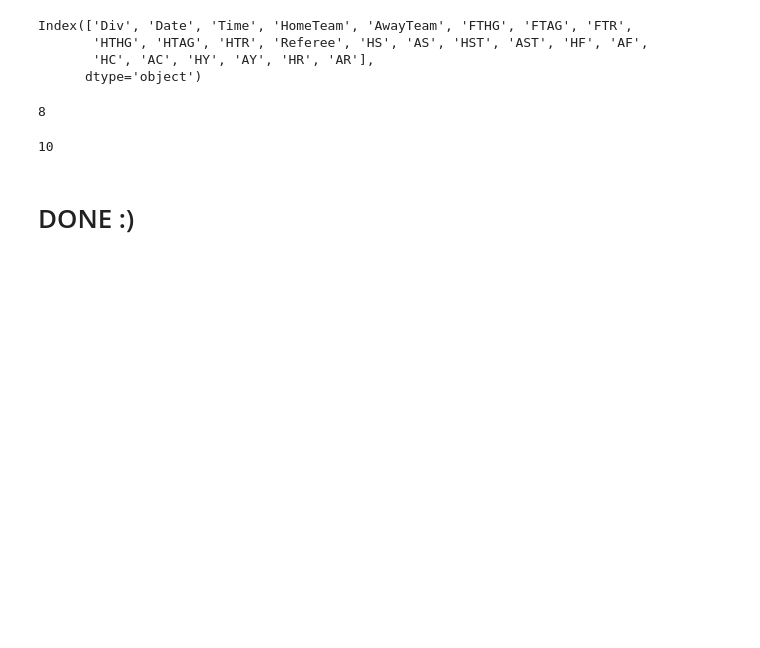
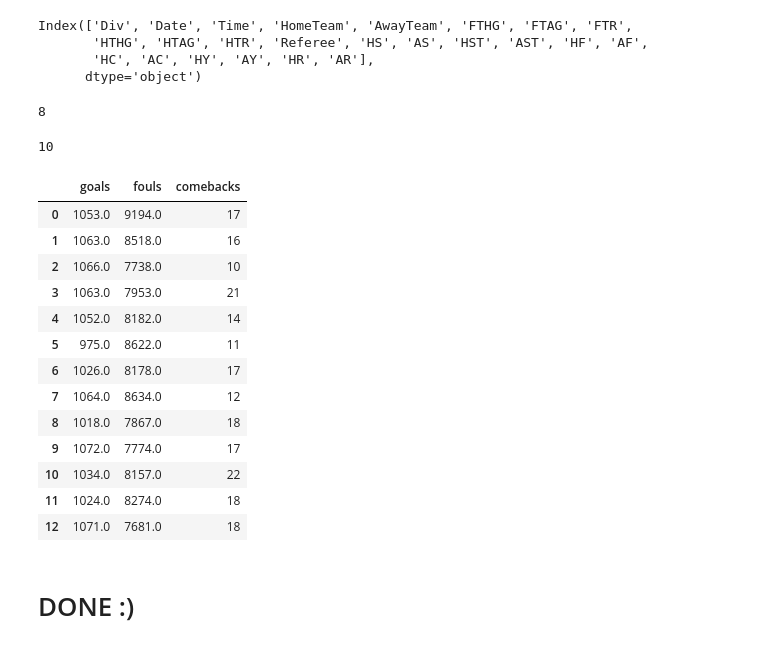
Before and after one commit to moustafa-karaki/premier_league, a Jupyter notebook: premier_league.ipynb, the cells around one changed output. Saved outputs shown, nothing was run; the diff lists cells and outputs as text; code cells hidden in the pictures; blank space fills up the shorter version.

```diff
--- a/premier_league.ipynb
+++ b/premier_league.ipynb
@@ -875,3 +914,26 @@ comebacks_away21
 comebacks_home21
 # %% [output]
 10
+# %%
+data1 = {"goals": [total_goals09,total_goals10,total_goals11,total_goals12,total_goals13,total_goals14,total_goals15,total_goals16,total_goals17,total_goals18,total_goals19,total_goals20,total_goals21],
+"fouls": [total_fouls09,total_fouls10,total_fouls11,total_fouls12,total_fouls13,total_fouls14,total_fouls15,total_fouls16,total_fouls17,total_fouls18,total_fouls19,total_fouls20,total_fouls21],
+"comebacks":[total_comebacks09,total_comebacks10,total_comebacks11,total_comebacks12,total_comebacks13,total_comebacks14,total_comebacks15,total_comebacks16,total_comebacks17,total_comebacks18,total_comebacks19,total_comebacks20,total_comebacks21]}
+# %%
+prem_stats = pd.DataFrame(data1)
+# %%
+prem_stats
+# %% [output]
+|  | goals | fouls | comebacks |
+| 0 | 1053.0 | 9194.0 | 17 |
+| 1 | 1063.0 | 8518.0 | 16 |
+| 2 | 1066.0 | 7738.0 | 10 |
+| 3 | 1063.0 | 7953.0 | 21 |
+| 4 | 1052.0 | 8182.0 | 14 |
+| 5 | 975.0 | 8622.0 | 11 |
+| 6 | 1026.0 | 8178.0 | 17 |
+| 7 | 1064.0 | 8634.0 | 12 |
+| 8 | 1018.0 | 7867.0 | 18 |
+| 9 | 1072.0 | 7774.0 | 17 |
+| 10 | 1034.0 | 8157.0 | 22 |
+| 11 | 1024.0 | 8274.0 | 18 |
+| 12 | 1071.0 | 7681.0 | 18 |
```
Also changed, not shown: parts of 7 cells of this notebook.
